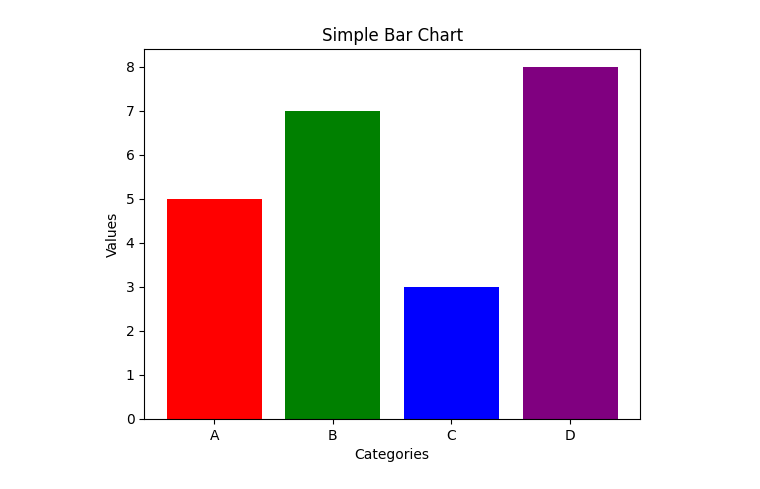
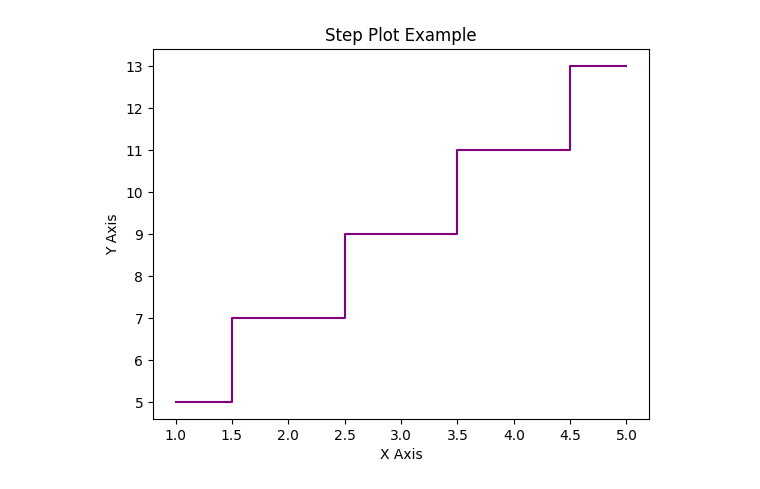
Before and after one commit to Sarus1997/data-analysis, a Jupyter notebook: matplotl.ipynb, the cells around one changed output. Saved outputs shown, nothing was run; the diff lists cells and outputs as text; code cells hidden in the pictures.

```diff
--- a/matplotl.ipynb
+++ b/matplotl.ipynb
@@ -23,19 +47,13 @@ plt.show()
-# %%
-import matplotlib.pyplot as plt
-
-# ข้อมูล
-categories = ['A', 'B', 'C', 'D']
-values = [5, 7, 3, 8]
-
-# สร้างกราฟแท่ง
-plt.bar(categories, values, color=['red', 'green', 'blue', 'purple'])
-
-# เพิ่มชื่อแกนและชื่อกราฟ
-plt.xlabel('Categories')
-plt.ylabel('Values')
-plt.title('Simple Bar Chart')
-
-# แสดงผล
-plt.show()
-# %% [output]
-[figure, removed]
+# %%
+import matplotlib.pyplot as plt # type: ignore
+
+x = [1, 2, 3, 4, 5]
+y = [5, 7, 9, 11, 13]
+
+plt.step(x, y, where='mid', color='purple')
+plt.title('Step Plot Example')
+plt.xlabel('X Axis')
+plt.ylabel('Y Axis')
+plt.show()
+# %% [output]
+[figure, added]
```
Also changed, not shown: parts of 5 cells of this notebook.
